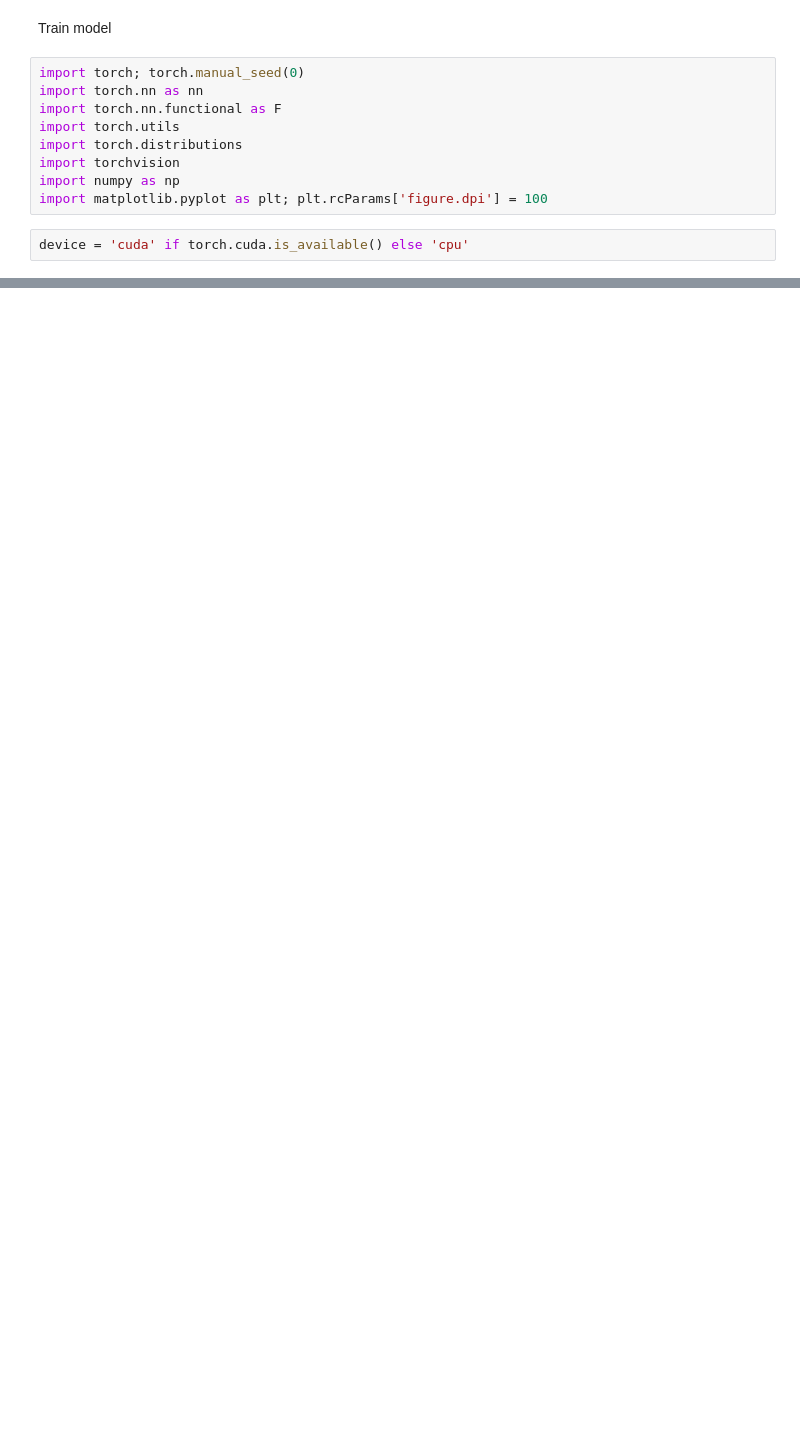
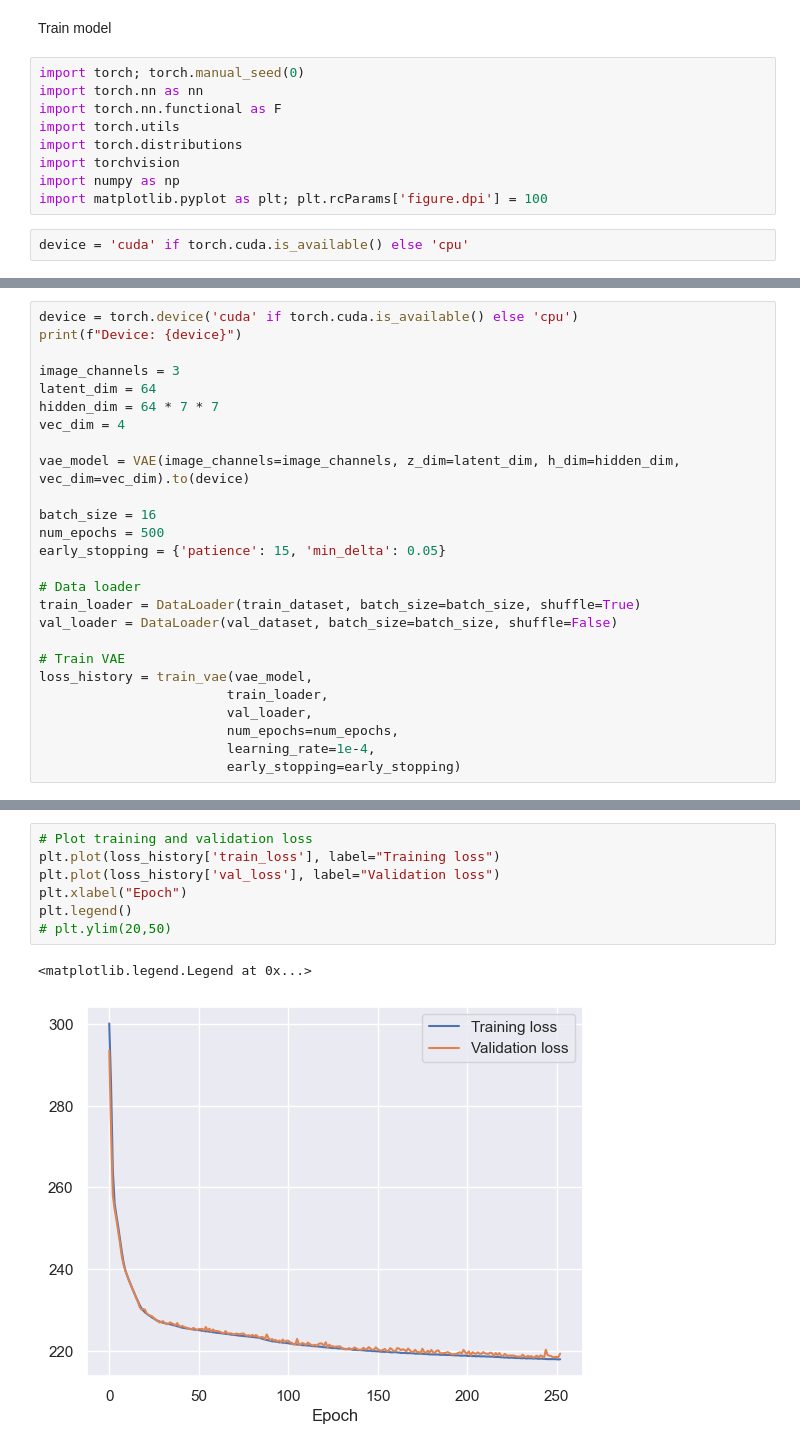
Before and after one commit to JuanJoseZapata/curriculum_learning_ws, a Jupyter notebook: scripts/VAE/VAE_MiniGrid.ipynb, the cells around one changed output, grey strips where cells are left out. Cells and saved outputs as stored; diff of their text form; blank space fills up the shorter version.

```diff
--- a/scripts/VAE/VAE_MiniGrid.ipynb
+++ b/scripts/VAE/VAE_MiniGrid.ipynb
@@ -213,0 +377,26 @@ KeyboardInterrupt:
+# %%
+device = torch.device('cuda' if torch.cuda.is_available() else 'cpu')
+print(f"Device: {device}")
+
+image_channels = 3
+latent_dim = 64
+hidden_dim = 64 * 7 * 7
+vec_dim = 4
+
+vae_model = VAE(image_channels=image_channels, z_dim=latent_dim, h_dim=hidden_dim, vec_dim=vec_dim).to(device)
+
+batch_size = 16
+num_epochs = 500
+early_stopping = {'patience': 15, 'min_delta': 0.05}
+
+# Data loader
+train_loader = DataLoader(train_dataset, batch_size=batch_size, shuffle=True)
+val_loader = DataLoader(val_dataset, batch_size=batch_size, shuffle=False)
+
+# Train VAE
+loss_history = train_vae(vae_model,
+                        train_loader,
+                        val_loader,
+                        num_epochs=num_epochs,
+                        learning_rate=1e-4,
+                        early_stopping=early_stopping)
@@ -213,0 +421,10 @@ KeyboardInterrupt:
+# %%
+# Plot training and validation loss
+plt.plot(loss_history['train_loss'], label="Training loss")
+plt.plot(loss_history['val_loss'], label="Validation loss")
+plt.xlabel("Epoch")
+plt.legend()
+# plt.ylim(20,50)
+# %% [output]
+<matplotlib.legend.Legend at 0x...>
+[figure, added]
```
Also changed, not shown: parts of 35 cells of this notebook, 3 other files.
